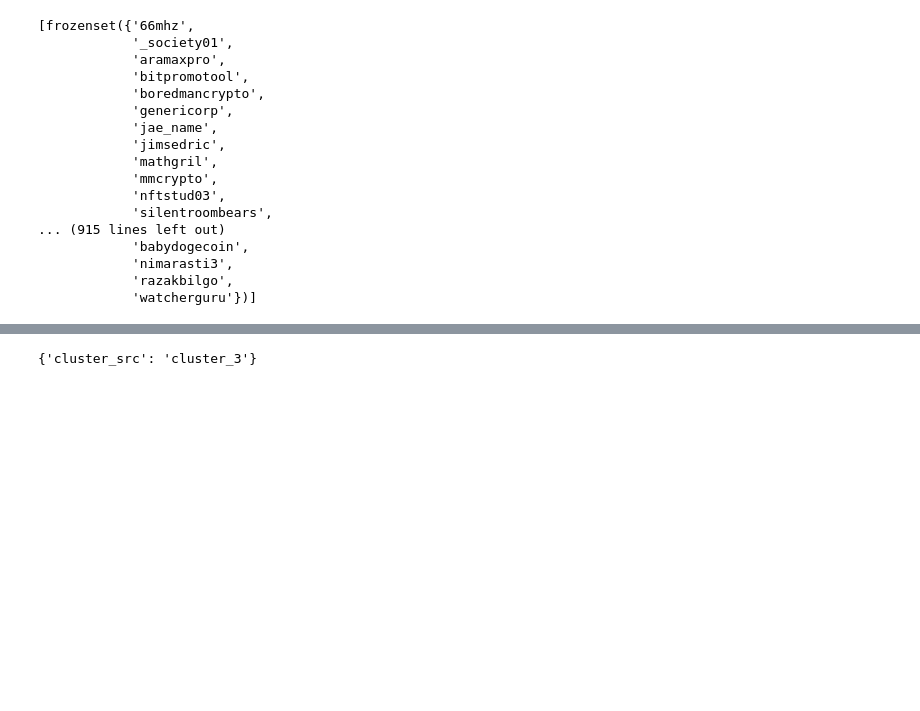
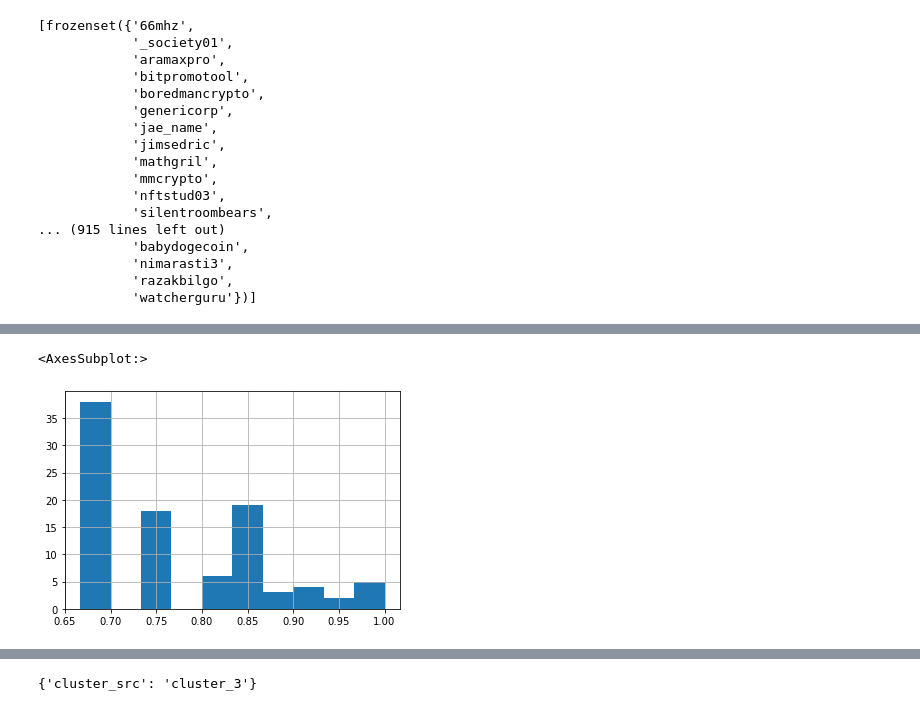
Before and after one commit to christianschwendner/coins_2122, a Jupyter notebook: Model/Model_per_Currency_wip.ipynb, the cells around one changed output, grey strips where cells are left out. Cells and saved outputs as stored; diff of their text form; code cells hidden in the pictures; blank space fills up the shorter version.

```diff
--- a/Model/Model_per_Currency_wip.ipynb
+++ b/Model/Model_per_Currency_wip.ipynb
@@ -428,0 +554,10 @@ c
+# %%
+cl_mc = {}
+
+for node in nodelist_mc['node']:
+
+    #print(node)
+    #print(G.nodes().get(node).get('cluster_src'))
+    cl_mc[node] = G.nodes().get(node).get('modularity_class')
+
+cl_mc
@@ -428,0 +582,3 @@ c
+# %%
+cl_mc = pd.DataFrame.from_dict(cl_mc, orient='index')
+cl_mc = cl_mc.rename(columns={0: 'cl_mc'})
@@ -428,0 +601,2 @@ c
+# %%
+nodelist_mc = pd.merge(nodelist_mc,cl_mc,how='outer',on = nodelist_mc.index)
@@ -428,0 +619,3 @@ c
+# %%
+for node in nodelist_mc['node']:
+    nodelist_mc['cluster_strength'] = nodelist_mc['nsc_mc'] / nodelist_mc['nt']
@@ -428,0 +666,5 @@ c
+# %%
+nodelist_mc.groupby(['cl_mc'], sort=False)['cluster_strength'].max().hist()
+# %% [output]
+<AxesSubplot:>
+[figure, added]
```
Also changed, not shown: parts of 23 cells of this notebook.
